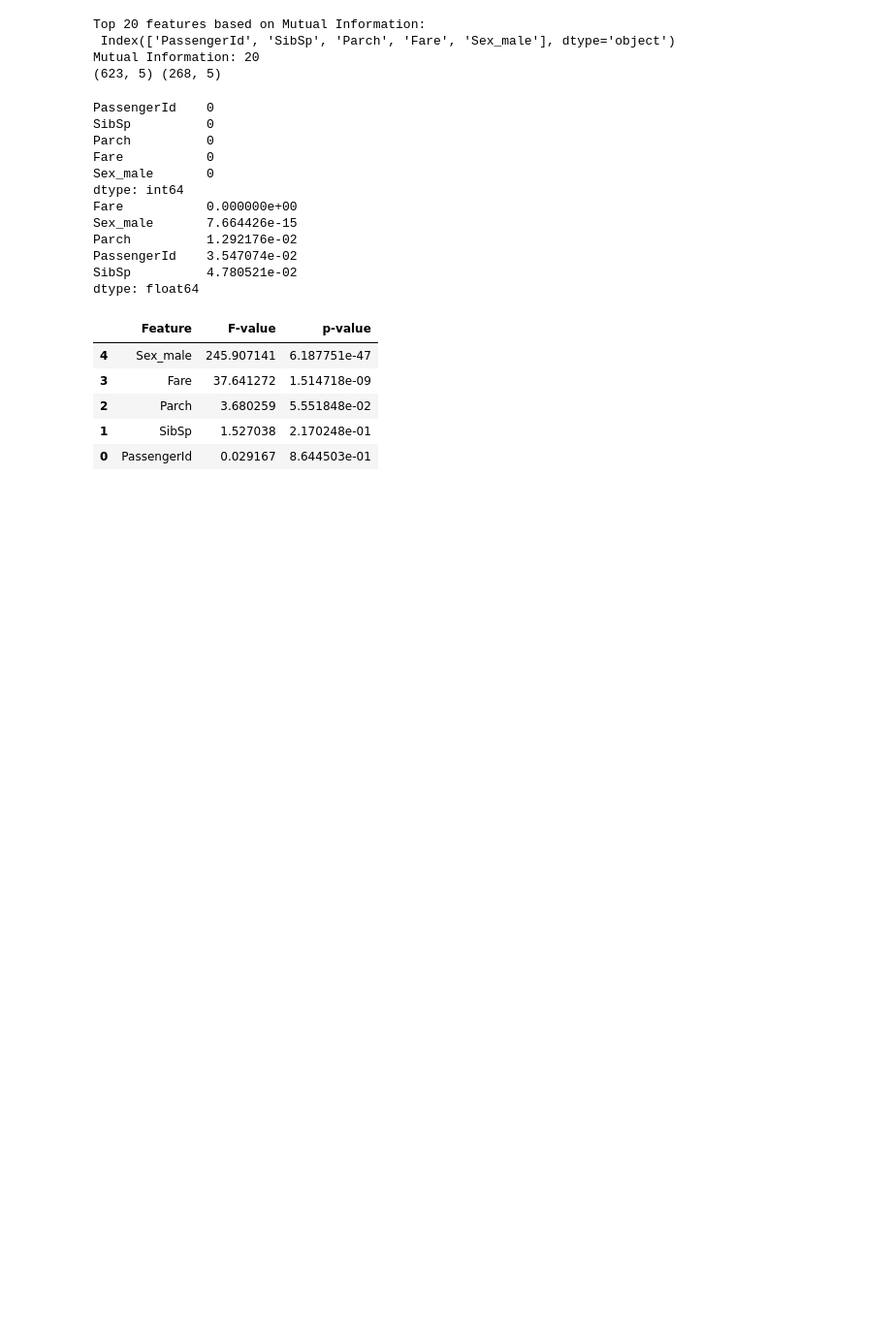
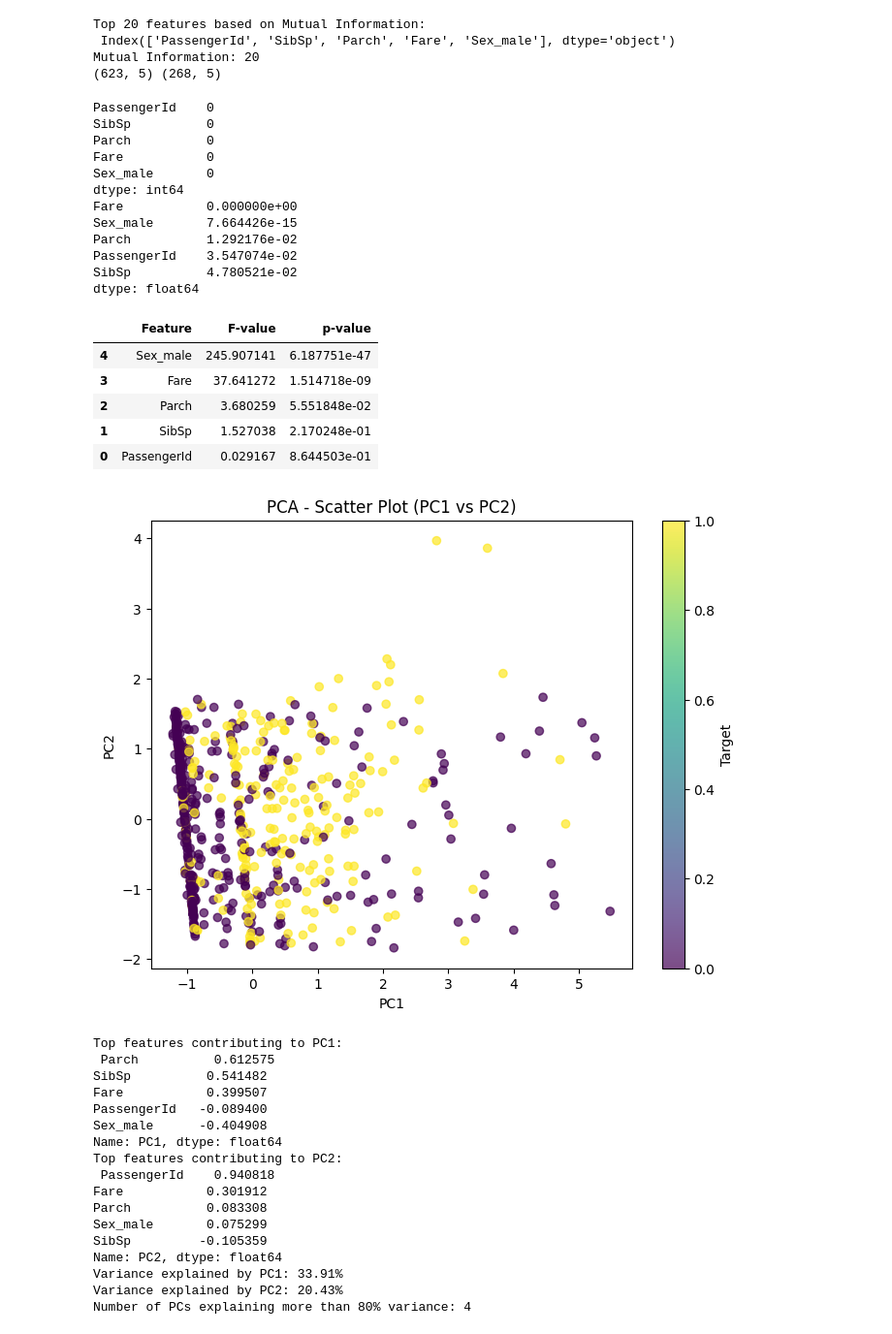
Before and after one commit to KeerthanaSistla/ML, a Jupyter notebook: Sem5ML.ipynb, the cells around one changed output. Shown at 97% size. Cells and saved outputs as stored; diff of their text form; code cells hidden in the pictures; blank space fills up the shorter version.

```diff
--- a/Sem5ML.ipynb
+++ b/Sem5ML.ipynb
@@ -1202,3 +1202,57 @@ anova_results
 | 2 | Parch | 3.680259 | 5.551848e-02 |
 | 1 | SibSp | 1.527038 | 2.170248e-01 |
 | 0 | PassengerId | 0.029167 | 8.644503e-01 |
+# %%
+from sklearn.preprocessing import StandardScaler
+from sklearn.decomposition import PCA
+
+# (a) Standardize the dataset (important for PCA because variables may be on different scales)
+scaler = StandardScaler()
+X_train_scaled = scaler.fit_transform(X_train)
+
+# (b) Apply PCA
+pca = PCA()
+X_pca = pca.fit_transform(X_train_scaled)
+
+# Scatter plot of PC1 vs PC2
+plt.figure(figsize=(8,6))
+plt.scatter(X_pca[:,0], X_pca[:,1], c=y_train, cmap='viridis', alpha=0.7)
+plt.xlabel("PC1")
+plt.ylabel("PC2")
+plt.title("PCA - Scatter Plot (PC1 vs PC2)")
+plt.colorbar(label="Target")
+plt.show()
+
+# (c) Most important variables for PC1 and PC2
+pca_components = pd.DataFrame(pca.components_, columns=X_train.columns, index=[f'PC{i+1}' for i in range(len(X_train.columns))])
+print("Top features contributing to PC1:\n", pca_components.loc['PC1'].sort_values(ascending=False).head())
+print("Top features contributing to PC2:\n", pca_components.loc['PC2'].sort_values(ascending=False).head())
+
+# (d) Percentage of variance explained
+explained_variance = pca.explained_variance_ratio_ * 100
+print("Variance explained by PC1: {:.2f}%".format(explained_variance[0]))
+print("Variance explained by PC2: {:.2f}%".format(explained_variance[1]))
+
+# (e) How many PCs explain at least 80% variance
+cumulative_variance = explained_variance.cumsum()
+num_pcs_80 = (cumulative_variance < 80).sum() + 1
+print(f"Number of PCs explaining more than 80% variance: {num_pcs_80}")
+# %% [output]
+[figure, added]
+Top features contributing to PC1:
+ Parch          0.612575
+SibSp          0.541482
+Fare           0.399507
+PassengerId   -0.089400
+Sex_male      -0.404908
+Name: PC1, dtype: float64
+Top features contributing to PC2:
+ PassengerId    0.940818
+Fare           0.301912
+Parch          0.083308
+Sex_male       0.075299
+SibSp         -0.105359
+Name: PC2, dtype: float64
+Variance explained by PC1: 33.91%
+Variance explained by PC2: 20.43%
+Number of PCs explaining more than 80% variance: 4
```
Also changed, not shown: parts of 7 cells of this notebook.
